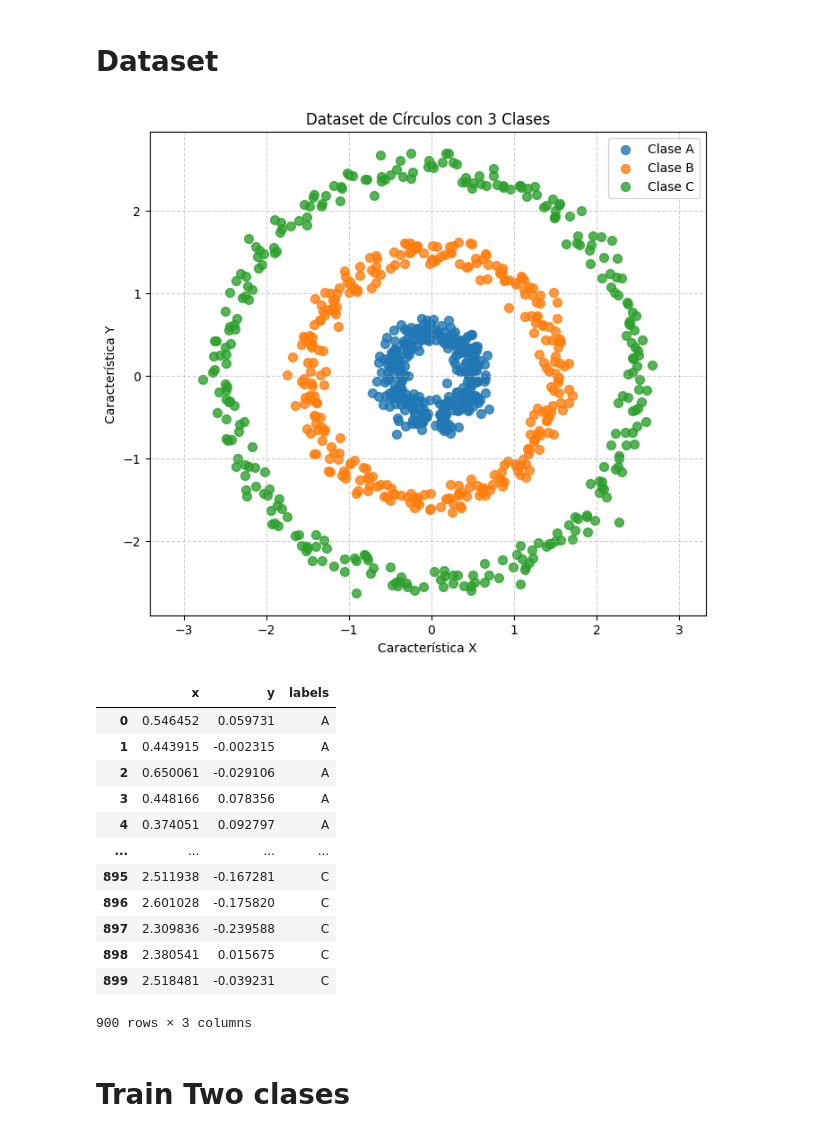
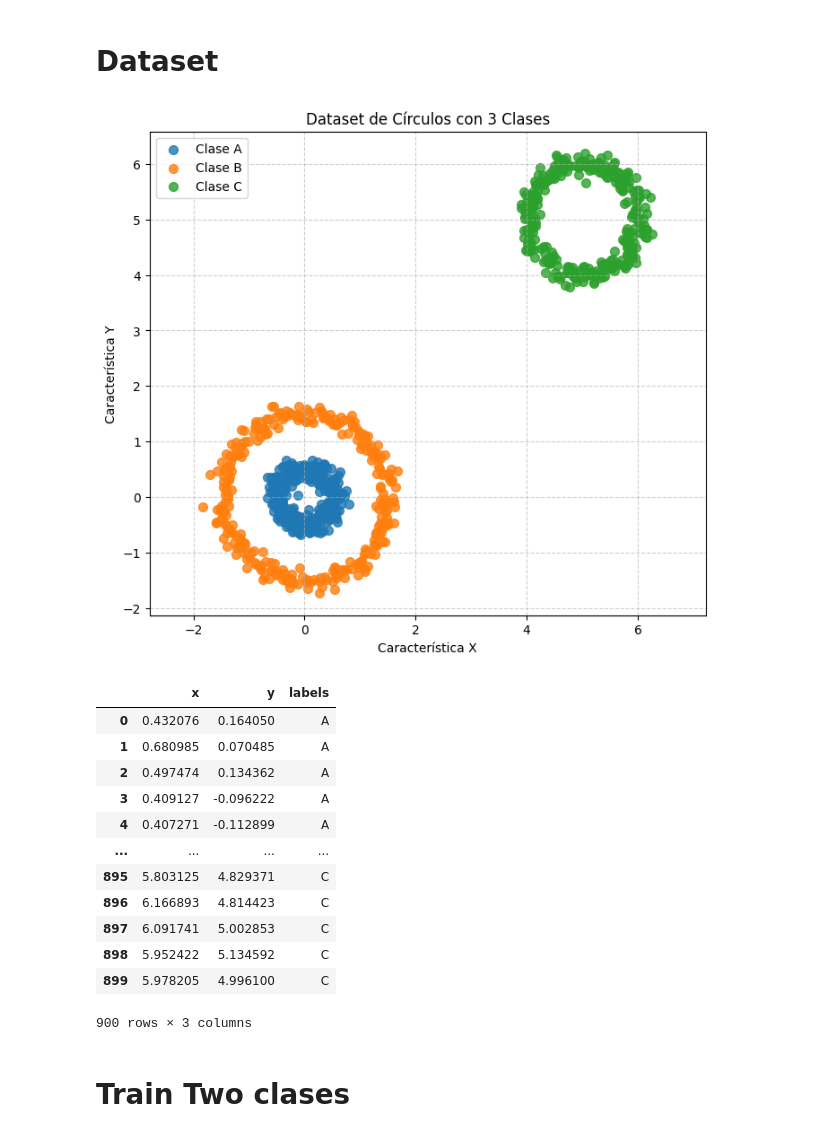
Before and after one commit to Mitchell-Mirano/Allison, a Jupyter notebook: examples/nn/classification_multiclass.ipynb, the cells around one changed output. Cells and saved outputs as stored; diff of their text form; code cells hidden in the pictures.

```diff
--- a/examples/nn/classification_multiclass.ipynb
+++ b/examples/nn/classification_multiclass.ipynb
@@ -14,40 +15,40 @@ from allison.utils.functions.transforms import get_numeric_labels
 # %%
 r1 = 0.5
 r2 = 1.5
-r3 = 2.5
+r3 = 1
 
 num_points = 300
 thetas = np.linspace(0, 2 * np.pi, num_points)
 
 
 x1 = r1 * np.cos(thetas) + 0.1 * np.random.randn(num_points)
 y1 = r1 * np.sin(thetas) + 0.1 * np.random.randn(num_points)
 
 
 x2 = r2 * np.cos(thetas) + 0.1 * np.random.randn(num_points)
 y2 = r2 * np.sin(thetas) + 0.1 * np.random.randn(num_points)
 
 
-x3 = r3 * np.cos(thetas) + 0.1 * np.random.randn(num_points)
-y3 = r3 * np.sin(thetas) + 0.1 * np.random.randn(num_points)
+x3 = 5 + r3 * np.cos(thetas) + 0.1 * np.random.randn(num_points)
+y3 = 5 + r3 * np.sin(thetas) + 0.1 * np.random.randn(num_points)
 
 
 plt.figure(figsize=(8, 7))
 
 
 plt.scatter(x1, y1, s=50, label="Clase A", alpha=0.8) # Puntos de la Clase A
 plt.scatter(x2, y2, s=50, label="Clase B", alpha=0.8) # Puntos de la Clase B
 plt.scatter(x3, y3, s=50, label="Clase C", alpha=0.8) # Puntos de la Clase C
 
 plt.xlabel("Característica X")
 plt.ylabel("Característica Y")
 plt.title("Dataset de Círculos con 3 Clases")
 plt.legend()
 plt.grid(True, linestyle='--', alpha=0.6)
 plt.axis('equal')
 plt.show()
 # %% [output]
-[figure, old version]
+[figure, new version]
 # %%
 labels_A = ['A' for _ in range(num_points)]
 labels_B = ['B' for _ in range(num_points)]
@@ -61,17 +62,17 @@ df = pd.DataFrame({"x": x, "y": y, "labels": labels})
 df
 # %% [output]
 |  | x | y | labels |
-| 0 | 0.546452 | 0.059731 | A |
-| 1 | 0.443915 | -0.002315 | A |
-| 2 | 0.650061 | -0.029106 | A |
-| 3 | 0.448166 | 0.078356 | A |
-| 4 | 0.374051 | 0.092797 | A |
+| 0 | 0.432076 | 0.164050 | A |
+| 1 | 0.680985 | 0.070485 | A |
+| 2 | 0.497474 | 0.134362 | A |
+| 3 | 0.409127 | -0.096222 | A |
+| 4 | 0.407271 | -0.112899 | A |
 | ... | ... | ... | ... |
-| 895 | 2.511938 | -0.167281 | C |
-| 896 | 2.601028 | -0.175820 | C |
-| 897 | 2.309836 | -0.239588 | C |
-| 898 | 2.380541 | 0.015675 | C |
-| 899 | 2.518481 | -0.039231 | C |
+| 895 | 5.803125 | 4.829371 | C |
+| 896 | 6.166893 | 4.814423 | C |
+| 897 | 6.091741 | 5.002853 | C |
+| 898 | 5.952422 | 5.134592 | C |
+| 899 | 5.978205 | 4.996100 | C |
 900 rows × 3 columns
 # %% [markdown]
 #  Train Two clases
```
Also changed, not shown: parts of 10 cells of this notebook, 7 other files.
